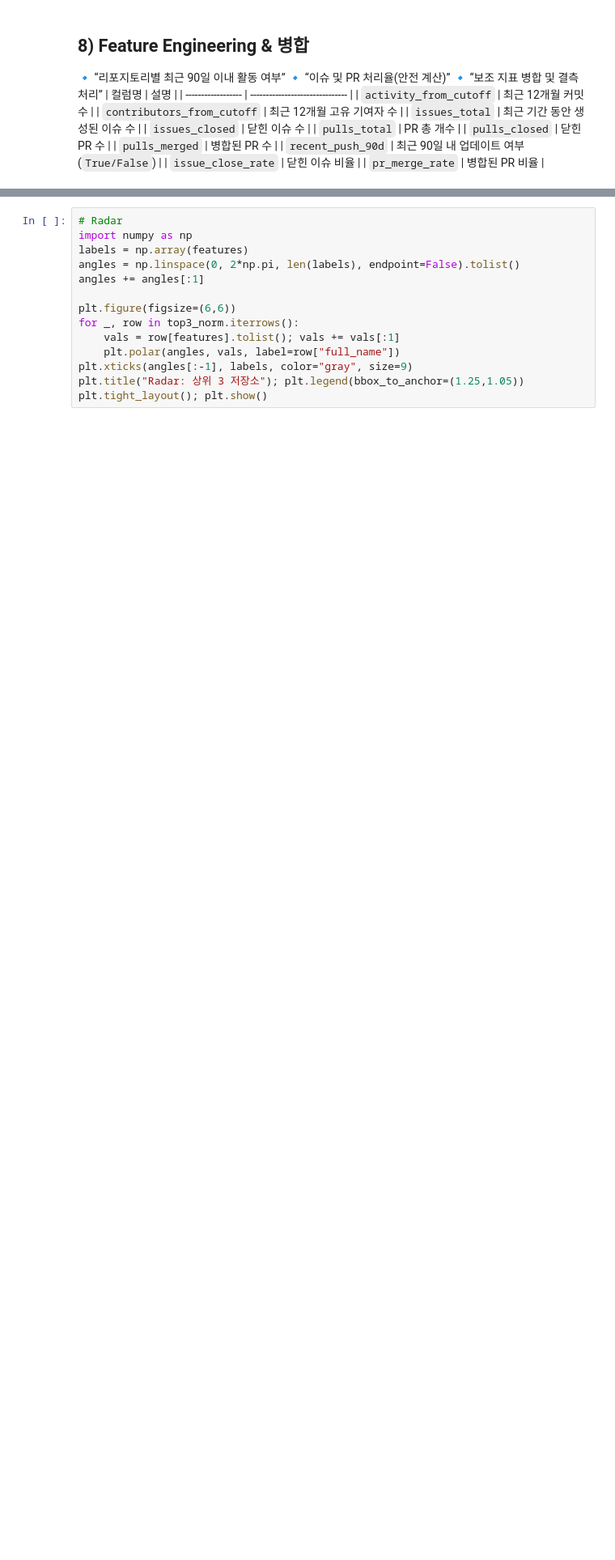
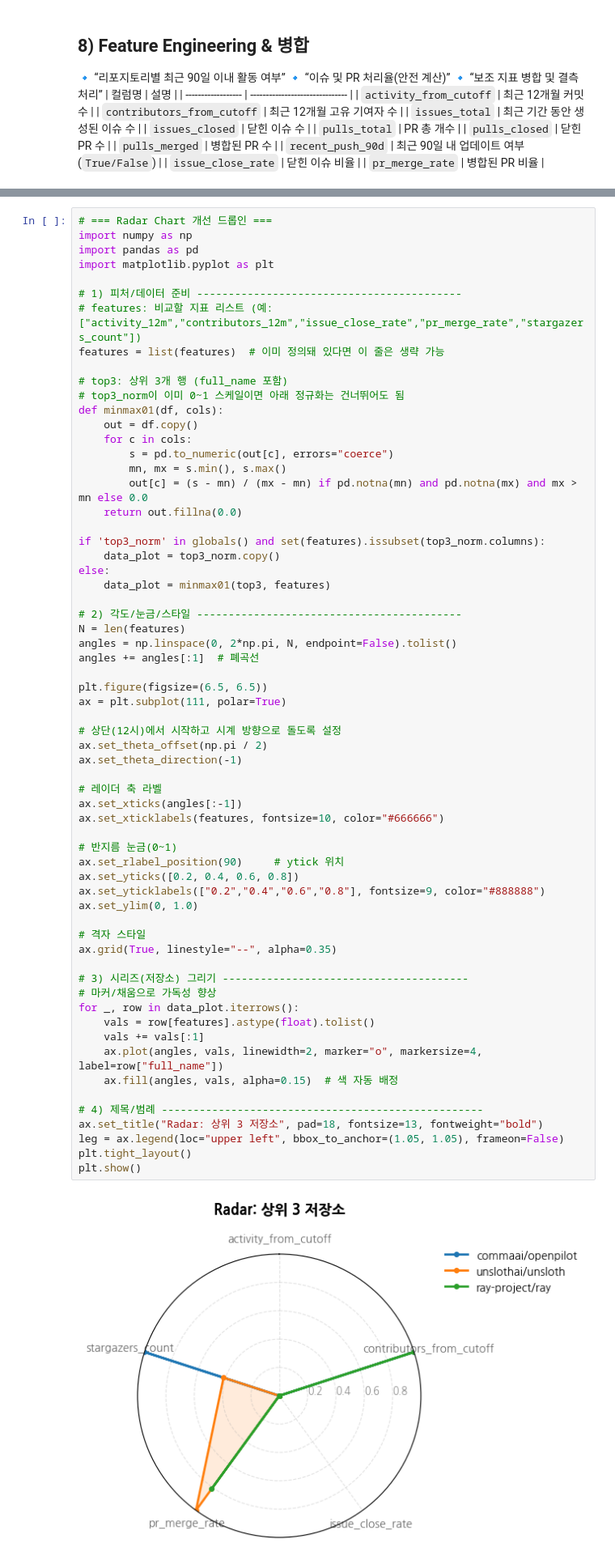
Before and after one commit to addinedu-ros-11th/eda-repo-3, a Jupyter notebook: Trendbot_Online_Notebook_Final_ROBOT.ipynb, the cells around one changed output, grey strips where cells are left out. Shown: that part at 81% size. Drawn from its saved outputs; the diff is of its cells as text; blank space fills up the shorter version.

```diff
--- a/Trendbot_Online_Notebook_Final_ROBOT.ipynb
+++ b/Trendbot_Online_Notebook_Final_ROBOT.ipynb
@@ -990,19 +1260,70 @@ def normalize(s: pd.Series) -> pd.Series:
 top3_norm = top3.copy()
 top3_norm[features] = top3[features].apply(normalize)
 # %%
-# Radar
+# === Radar Chart 개선 드롭인 ===
 import numpy as np
-labels = np.array(features)
-angles = np.linspace(0, 2*np.pi, len(labels), endpoint=False).tolist()
-angles += angles[:1]
+import pandas as pd
+import matplotlib.pyplot as plt
 
-plt.figure(figsize=(6,6))
-for _, row in top3_norm.iterrows():
-    vals = row[features].tolist(); vals += vals[:1]
-    plt.polar(angles, vals, label=row["full_name"])
-plt.xticks(angles[:-1], labels, color="gray", size=9)
-plt.title("Radar: 상위 3 저장소"); plt.legend(bbox_to_anchor=(1.25,1.05))
-plt.tight_layout(); plt.show()
+# 1) 피처/데이터 준비 ------------------------------------------
+# features: 비교할 지표 리스트 (예: ["activity_12m","contributors_12m","issue_close_rate","pr_merge_rate","stargazers_count"])
+features = list(features)  # 이미 정의돼 있다면 이 줄은 생략 가능
+
+# top3: 상위 3개 행 (full_name 포함)
+# top3_norm이 이미 0~1 스케일이면 아래 정규화는 건너뛰어도 됨
+def minmax01(df, cols):
+    out = df.copy()
+    for c in cols:
+        s = pd.to_numeric(out[c], errors="coerce")
+        mn, mx = s.min(), s.max()
+        out[c] = (s - mn) / (mx - mn) if pd.notna(mn) and pd.notna(mx) and mx > mn else 0.0
+    return out.fillna(0.0)
+
+if 'top3_norm' in globals() and set(features).issubset(top3_norm.columns):
+    data_plot = top3_norm.copy()
+else:
+    data_plot = minmax01(top3, features)
+
+# 2) 각도/눈금/스타일 ------------------------------------------
+N = len(features)
+angles = np.linspace(0, 2*np.pi, N, endpoint=False).tolist()
+angles += angles[:1]  # 폐곡선
+
+plt.figure(figsize=(6.5, 6.5))
+ax = plt.subplot(111, polar=True)
+
+# 상단(12시)에서 시작하고 시계 방향으로 돌도록 설정
+ax.set_theta_offset(np.pi / 2)
+ax.set_theta_direction(-1)
+
+# 레이더 축 라벨
+ax.set_xticks(angles[:-1])
+ax.set_xticklabels(features, fontsize=10, color="#666666")
+
+# 반지름 눈금(0~1)
+ax.set_rlabel_position(90)     # ytick 위치
+ax.set_yticks([0.2, 0.4, 0.6, 0.8])
+ax.set_yticklabels(["0.2","0.4","0.6","0.8"], fontsize=9, color="#888888")
+ax.set_ylim(0, 1.0)
+
+# 격자 스타일
+ax.grid(True, linestyle="--", alpha=0.35)
+
+# 3) 시리즈(저장소) 그리기 ---------------------------------------
+# 마커/채움으로 가독성 향상
+for _, row in data_plot.iterrows():
+    vals = row[features].astype(float).tolist()
+    vals += vals[:1]
+    ax.plot(angles, vals, linewidth=2, marker="o", markersize=4, label=row["full_name"])
+    ax.fill(angles, vals, alpha=0.15)  # 색 자동 배정
+
+# 4) 제목/범례 ---------------------------------------------------
+ax.set_title("Radar: 상위 3 저장소", pad=18, fontsize=13, fontweight="bold")
+leg = ax.legend(loc="upper left", bbox_to_anchor=(1.05, 1.05), frameon=False)
+plt.tight_layout()
+plt.show()
+# %% [output]
+[figure, added]
 # %%
 # Timeline (샘플: 주 12개 생성, repo별 변동 패턴 다르게)
 weeks = 12
```
Also changed, not shown: parts of 38 cells of this notebook.
